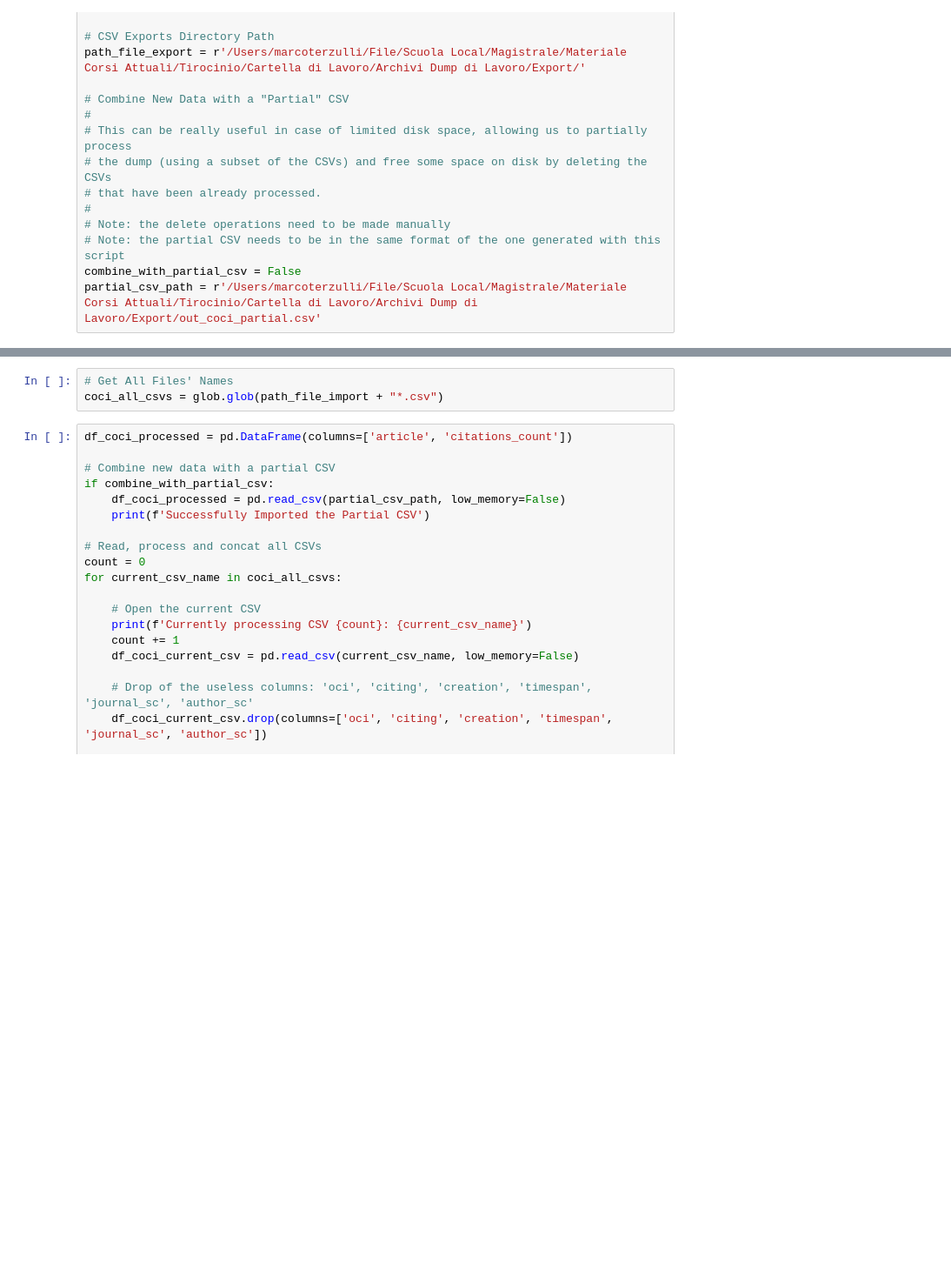
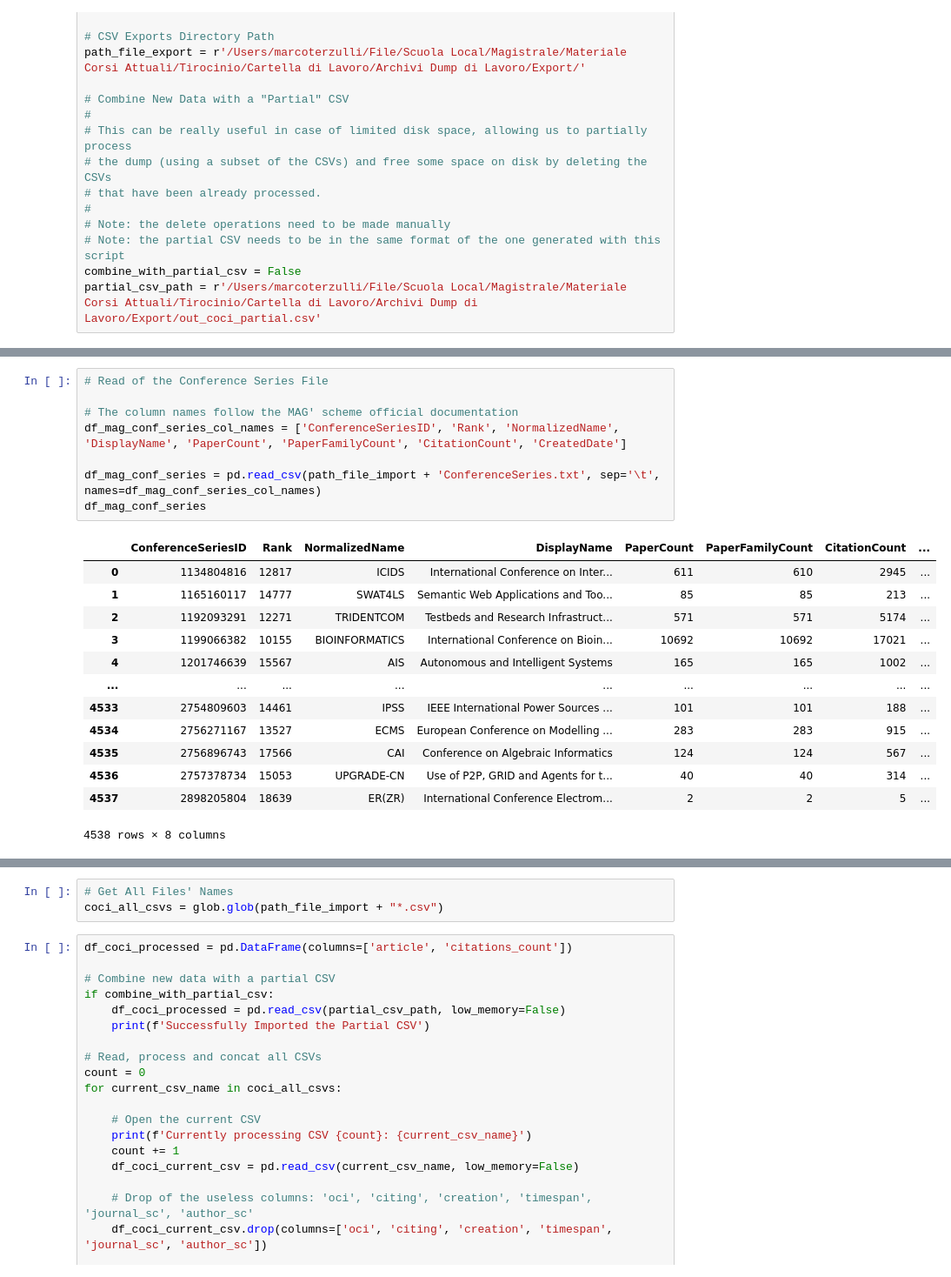
Before and after one commit to MarcoTerzulli/conftur_terzulli, a Jupyter notebook: Test Pipeline Download e Preprocess/preprocess_mag_alpha_1.ipynb, the cells around one changed output, grey strips where cells are left out. Shown at 87% size. Cells and saved outputs as stored; diff of their text form; blank space fills up the shorter version.

Commit message:
Conversione dataset MAG CSV: Versione Alpha con prima elaborazione delle tabelle ConferenceSeries e ConferenceInstances. TODO: Tabella Papers

```diff
--- a/Test Pipeline Download e Preprocess/preprocess_mag_alpha_1.ipynb
+++ b/Test Pipeline Download e Preprocess/preprocess_mag_alpha_1.ipynb
@@ -38,0 +79,22 @@ partial_csv_path = r'/Users/marcoterzulli/File/Scuola Local/Magistrale/Materiale
+# %%
+# Read of the Conference Series File
+
+# The column names follow the MAG' scheme official documentation
+df_mag_conf_series_col_names = ['ConferenceSeriesID', 'Rank', 'NormalizedName', 'DisplayName', 'PaperCount', 'PaperFamilyCount', 'CitationCount', 'CreatedDate']
+
+df_mag_conf_series = pd.read_csv(path_file_import + 'ConferenceSeries.txt', sep='\t', names=df_mag_conf_series_col_names)
+df_mag_conf_series
+# %% [output]
+|  | ConferenceSeriesID | Rank | NormalizedName | DisplayName | PaperCount | PaperFamilyCount | CitationCount | ... |
+| 0 | 1134804816 | 12817 | ICIDS | International Conference on Inter... | 611 | 610 | 2945 | ... |
+| 1 | 1165160117 | 14777 | SWAT4LS | Semantic Web Applications and Too... | 85 | 85 | 213 | ... |
+| 2 | 1192093291 | 12271 | TRIDENTCOM | Testbeds and Research Infrastruct... | 571 | 571 | 5174 | ... |
+| 3 | 1199066382 | 10155 | BIOINFORMATICS | International Conference on Bioin... | 10692 | 10692 | 17021 | ... |
+| 4 | 1201746639 | 15567 | AIS | Autonomous and Intelligent Systems | 165 | 165 | 1002 | ... |
+| ... | ... | ... | ... | ... | ... | ... | ... | ... |
+| 4533 | 2754809603 | 14461 | IPSS | IEEE International Power Sources ... | 101 | 101 | 188 | ... |
+| 4534 | 2756271167 | 13527 | ECMS | European Conference on Modelling ... | 283 | 283 | 915 | ... |
+| 4535 | 2756896743 | 17566 | CAI | Conference on Algebraic Informatics | 124 | 124 | 567 | ... |
+| 4536 | 2757378734 | 15053 | UPGRADE-CN | Use of P2P, GRID and Agents for t... | 40 | 40 | 314 | ... |
+| 4537 | 2898205804 | 18639 | ER(ZR) | International Conference Electrom... | 2 | 2 | 5 | ... |
+4538 rows × 8 columns
```
Also changed, not shown: parts of 3 cells of this notebook.
